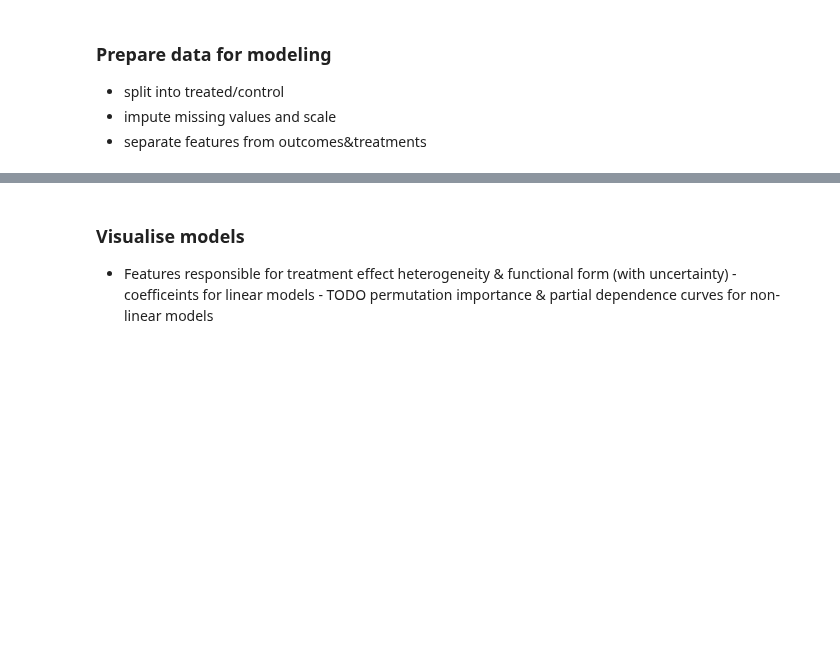
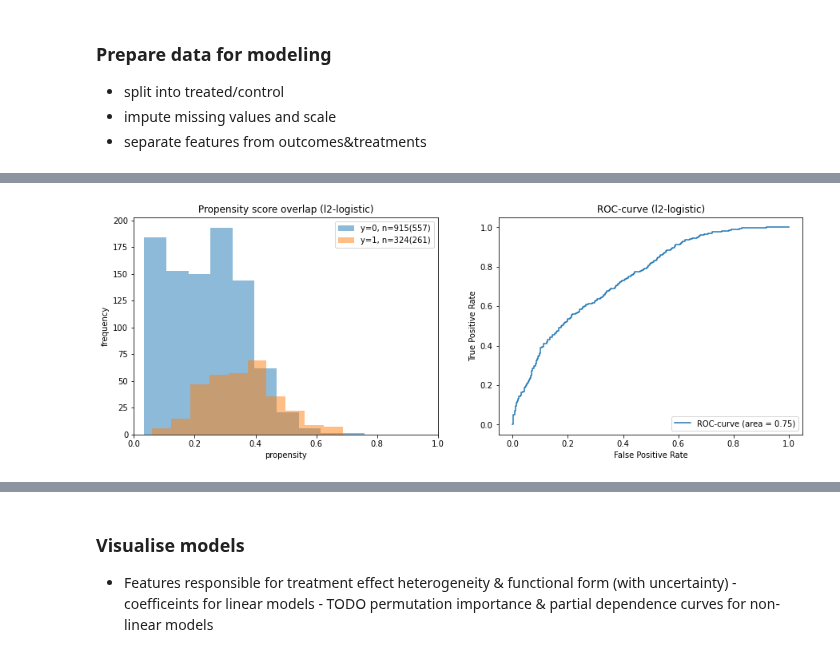
Before and after one commit to gradientinstitute/return2edu-paper, a Jupyter notebook: Direct-Regression-All-Vars.ipynb, the cells around one changed output, grey strips where cells are left out. Cells and saved outputs as stored; diff of their text form; code cells hidden in the pictures; blank space fills up the shorter version.

```diff
--- a/Direct-Regression-All-Vars.ipynb
+++ b/Direct-Regression-All-Vars.ipynb
@@ -166,2 +151,8 @@ def print_unconditional_effects(data, treatment, y0, y1):
 # %%
-print_unconditional_effects(data, treatment, y0, y1)
+from reed import visualise_propensity_model_performance
+from sklearn.model_selection import train_test_split
+from sklearn.linear_model import LogisticRegression, LogisticRegressionCV
+
+X_train, X_test, t_train, t_test = train_test_split(X,t,stratify=t)
+pmodel = LogisticRegressionCV(Cs = np.logspace(-5,-1,20), penalty='l2', max_iter=10000)
+pmodel.fit(X_train, t_train);
@@ -176 +159,5 @@ Unadjusted treatment estimate 242.72
+# %%
+visualise_propensity_model_performance(t_test, pmodel.predict_proba(X_test)[:,1],'l2-logistic',bins=10)
+# %% [output]
+[figure, added]
 # %%
```
Also changed, not shown: parts of 33 cells of this notebook, 53 other files.
